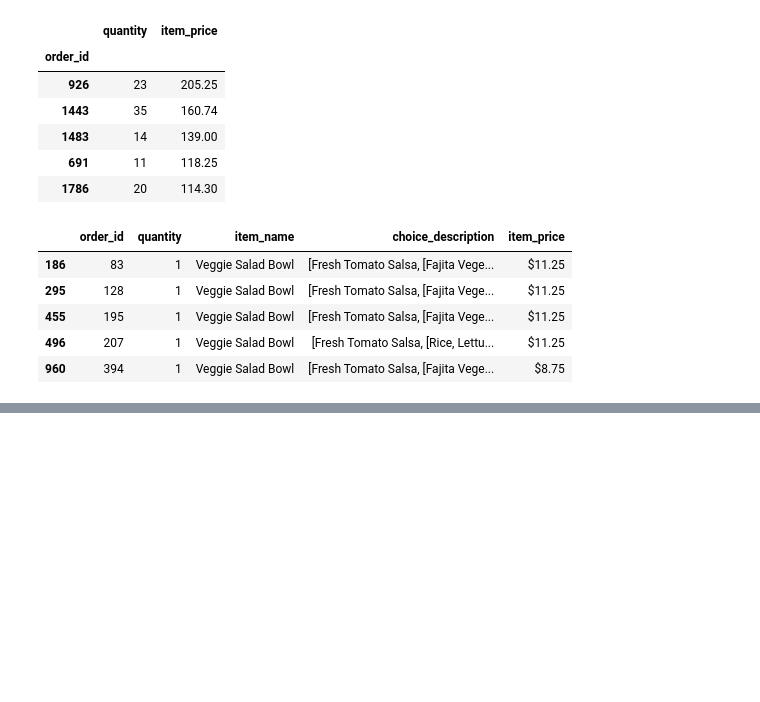
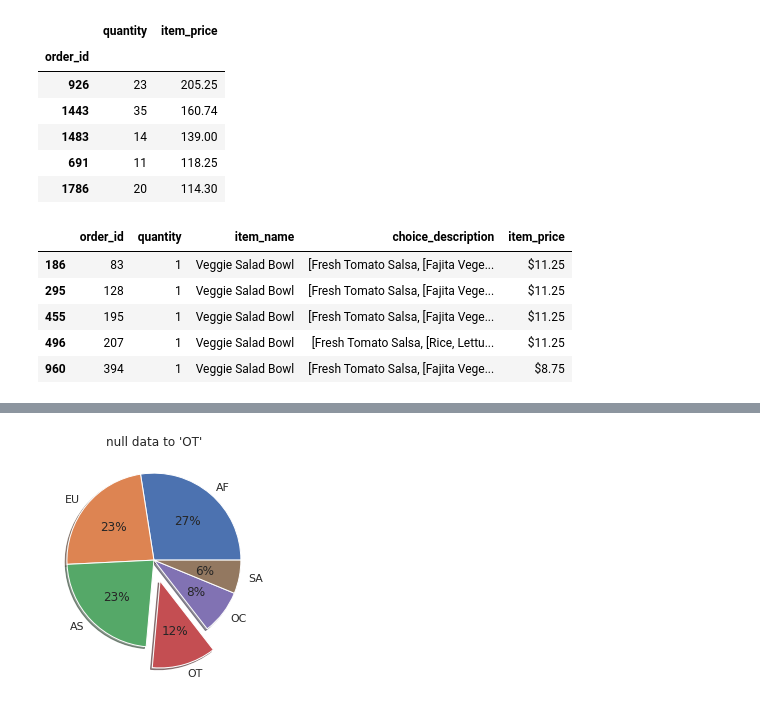
Before and after one commit to ldhml/Bigdata, a Jupyter notebook: bigdata.ipynb, the cells around one changed output, grey strips where cells are left out. Drawn from its saved outputs; the diff is of its cells as text; code cells hidden in the pictures; blank space fills up the shorter version.

```diff
--- a/bigdata.ipynb
+++ b/bigdata.ipynb
@@ -1182,0 +1315,18 @@ chipo_salad.head(5)
+# %%
+import pandas as pd
+import matplotlib.pyplot as plt
+
+file_path='/content/drinks.csv'
+drinks=pd.read_csv(file_path)
+
+drinks['continent']=drinks['continent'].fillna('OT') #fillna안에는 아무것도 없음. 거기다가 OT넣어라.
+
+labels=drinks['continent'].value_counts().index.tolist() #레이블변수에 밸류와 카운트를 구해서 그 주에서
+fracs1=drinks['continent'].value_counts().values.tolist() #인덱스를 리스트로 만들어라.
+explode=(0,0,0,0.25,0,0)
+
+plt.pie(fracs1, explode=explode, labels=labels, autopct='%.0f%%', shadow=True) #autopct는 값을 반올림하는것
+plt.title('null data to \'OT\'')
+plt.show()
+# %% [output]
+[figure, added]
```
Also changed, not shown: parts of 14 cells of this notebook.
